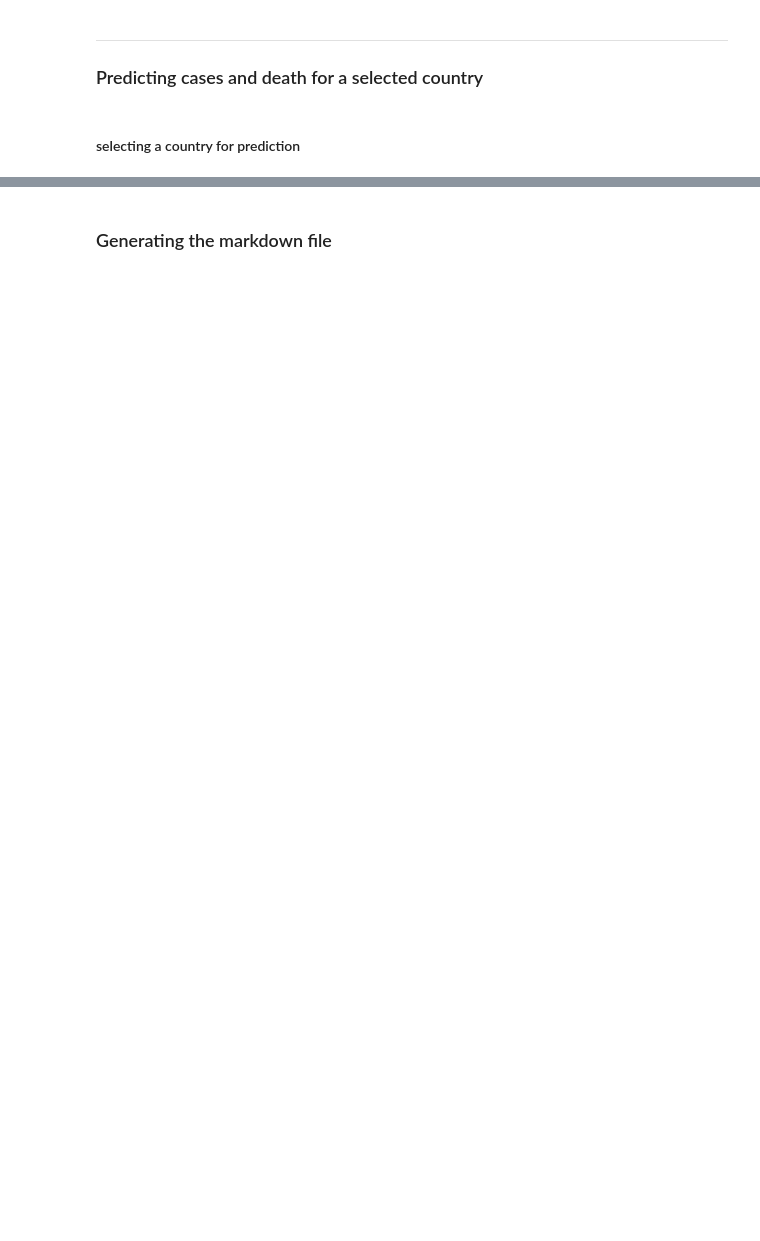
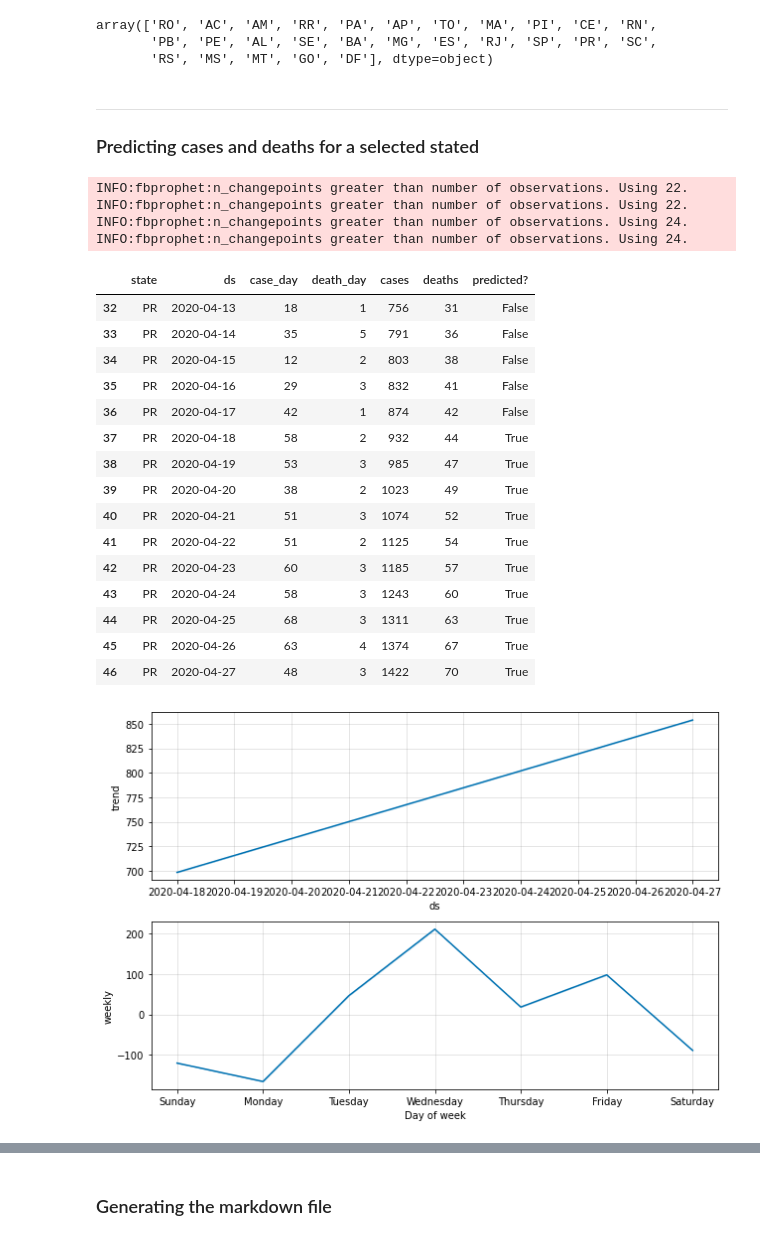
Before and after one commit to rafaelcastellar/coronavirus, a Jupyter notebook: notebooks/brazil_prediction.ipynb, the cells around one changed output, grey strips where cells are left out. Drawn from its saved outputs; the diff is of its cells as text; code cells hidden in the pictures; blank space fills up the shorter version.

```diff
--- a/notebooks/brazil_prediction.ipynb
+++ b/notebooks/brazil_prediction.ipynb
@@ -7,7 +7,7 @@ from fbprophet import Prophet
 import matplotlib.pyplot as plt
 import datetime
 # %%
-df = pd.read_csv('../data/corona19_world_data.csv', sep=',')
+df = pd.read_csv('../data/brazil_corona19_data.csv', sep=',')
 df['date'] = df['date'].astype('datetime64[ns]')
 
 today = str(df.date.max().date())
@@ -15,5 +15,5 @@ tomorrow = str(df.date.max().date() + datetime.timedelta(days=1))
 dayAfterTomorrow = str(df.date.max().date() + datetime.timedelta(days=2))
 yesterday = str(df.date.max().date() - datetime.timedelta(days=1))
 
-df[df['country']=='Brazil'].tail()
+df[df['state']=='SP'].tail()
 # %% [output]
@@ -24,5 +26,10 @@ countries
+# %%
+states = df['state'].unique()
+states
+# %% [output]
+array(['RO', 'AC', 'AM', 'RR', 'PA', 'AP', 'TO', 'MA', 'PI', 'CE', 'RN',
+       'PB', 'PE', 'AL', 'SE', 'BA', 'MG', 'ES', 'RJ', 'SP', 'PR', 'SC',
+       'RS', 'MS', 'MT', 'GO', 'DF'], dtype=object)
 # %% [markdown]
 ----------------------------
-### Predicting cases and death for a selected country
+### Predicting cases and deaths for a selected stated
-# %% [markdown]
-#### selecting a country for prediction
@@ -32,15 +36,18 @@ predictedCountries = ['Brazil','Italy', 'United Kingdom', 'Spain', 'US', 'Belgiu
+# %%
+#inform the states for predictions
+predictedStates = ['PI', 'CE', 'MG', 'RJ', 'SP', 'PR',]
 # %%
-df_prediction = pd.DataFrame(columns=['country','ds', 'case_day', 'death_day', 'cases', 'deaths'])
+df_prediction = pd.DataFrame(columns=['state','ds', 'case_day', 'death_day', 'cases', 'deaths'])
 daysToPredict = 10
 
-for country in predictedCountries:
+for state in predictedStates:
     # preparing dataset for predictions
-    df_country = df.loc[df['country'] == country][['date','country','case_day','death_day']]
-    df_country.rename(columns={'date': 'ds'}, inplace= True)
-    df_cases = df_country.loc[:,['ds','case_day']]
+    df_state = df.loc[df['state'] == state][['date','state','case_day','death_day']]
+    df_state.rename(columns={'date': 'ds'}, inplace= True)
+    df_cases = df_state.loc[:,['ds','case_day']]
     df_cases.rename(columns={'case_day':'y'}, inplace =True)
 
-    df_deaths = df_country.loc[:,['ds','death_day']]
+    df_deaths = df_state.loc[:,['ds','death_day']]
     df_deaths.rename(columns={'death_day':'y'}, inplace =True)
 
     # fiting the model and making prediction
@@ -48,35 +55,57 @@ for country in predictedCountries:
     m_cases.fit(df_cases)
     m_deaths = Prophet(yearly_seasonality=False, daily_seasonality=False, interval_width=0.95, growth='linear')
     m_deaths.fit(df_deaths)
 
     future_cases = m_cases.make_future_dataframe(periods=daysToPredict, freq='D', include_history=False)
     future_deaths = m_deaths.make_future_dataframe(periods=daysToPredict, freq='D', include_history=False)
 
     forecast_cases = m_cases.predict(future_cases)
     forecast_deaths = m_deaths.predict(future_deaths)
-    if country == 'Brazil':
+    if state == 'SP':
         fig = m_cases.plot_components(forecast_cases)
-        fig.savefig('../predictions/brazil_prophet_cases.png')
+        fig.savefig('../predictions/saoPaulo_prophet_cases.png')
         fig = m_deaths.plot_components(forecast_deaths)
-        fig.savefig('../predictions/brazil_prophet_deaths.png')
+        fig.savefig('../predictions/saoPaulo_prophet_deaths.png')
 
     p = forecast_cases.loc[:,['ds','yhat']]
     p.rename(columns={'yhat': 'y'}, inplace= True)
     t = df_cases.append(p[['ds','y']], ignore_index=True)
 
     p = forecast_deaths.loc[:,['ds','yhat']]
     p.rename(columns={'yhat': 'y'}, inplace= True)
     s = df_deaths.append(p[['ds','y']], ignore_index=True)
 
     t['ds'] = t['ds'].astype('datetime64[ns]')
     t.rename(columns={'y': 'case_day'}, inplace= True)
     t['case_day'] = t['case_day'].astype('int32')
     t['cases'] = t['case_day'].cumsum().astype('int32')
     t['death_day'] = s['y'].astype('int32')
     t['deaths'] = t['death_day'].cumsum().astype('int32')
-    t['country'] = country
+    t['state'] = state
     t['predicted?'] = t['ds'] > today # para separar o que é previsão (True) do que é dado real (False)
     df_prediction = df_prediction.append(t)
 
-df_prediction.to_csv('../predictions/worldPredicion_' + today + '.csv', index = False)
+df_prediction.to_csv('../predictions/brazilPredicion_' + today + '.csv', index = False)
 df_prediction.tail(15)
+# %% [output]
+INFO:fbprophet:n_changepoints greater than number of observations. Using 22.
+INFO:fbprophet:n_changepoints greater than number of observations. Using 22.
+INFO:fbprophet:n_changepoints greater than number of observations. Using 24.
+INFO:fbprophet:n_changepoints greater than number of observations. Using 24.
+|  | state | ds | case_day | death_day | cases | deaths | predicted? |
+| 32 | PR | 2020-04-13 | 18 | 1 | 756 | 31 | False |
+| 33 | PR | 2020-04-14 | 35 | 5 | 791 | 36 | False |
+| 34 | PR | 2020-04-15 | 12 | 2 | 803 | 38 | False |
+| 35 | PR | 2020-04-16 | 29 | 3 | 832 | 41 | False |
+| 36 | PR | 2020-04-17 | 42 | 1 | 874 | 42 | False |
+| 37 | PR | 2020-04-18 | 58 | 2 | 932 | 44 | True |
+| 38 | PR | 2020-04-19 | 53 | 3 | 985 | 47 | True |
+| 39 | PR | 2020-04-20 | 38 | 2 | 1023 | 49 | True |
+| 40 | PR | 2020-04-21 | 51 | 3 | 1074 | 52 | True |
+| 41 | PR | 2020-04-22 | 51 | 2 | 1125 | 54 | True |
+| 42 | PR | 2020-04-23 | 60 | 3 | 1185 | 57 | True |
+| 43 | PR | 2020-04-24 | 58 | 3 | 1243 | 60 | True |
+| 44 | PR | 2020-04-25 | 68 | 3 | 1311 | 63 | True |
+| 45 | PR | 2020-04-26 | 63 | 4 | 1374 | 67 | True |
+| 46 | PR | 2020-04-27 | 48 | 3 | 1422 | 70 | True |
+[figure, added]
```
Also changed, not shown: parts of 9 cells of this notebook, 36 other files.
